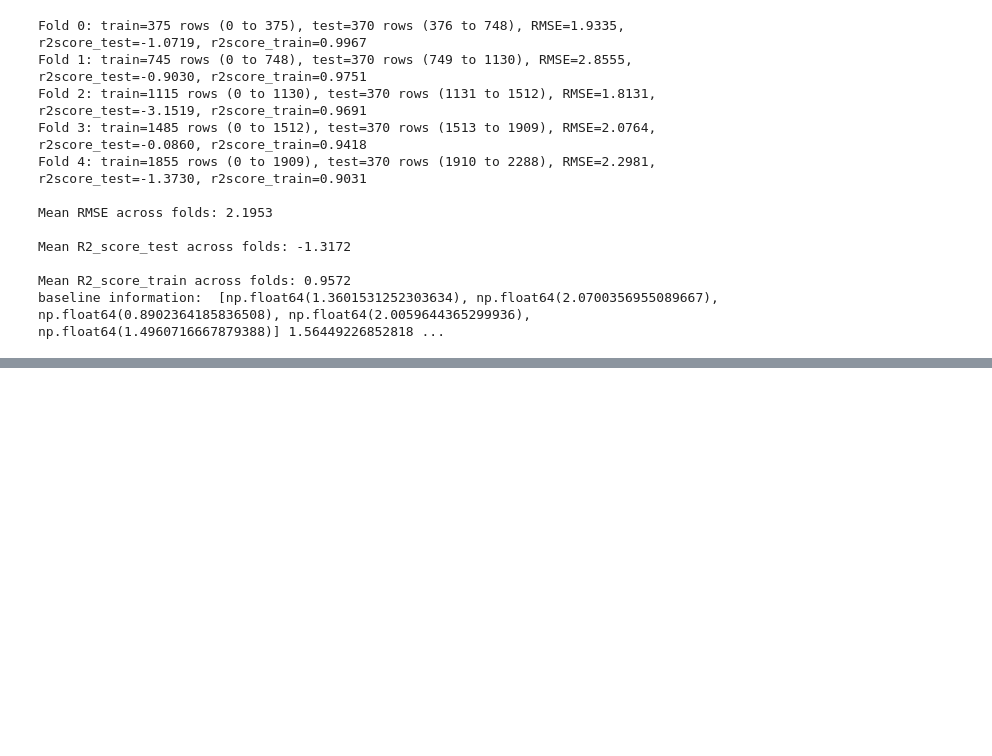
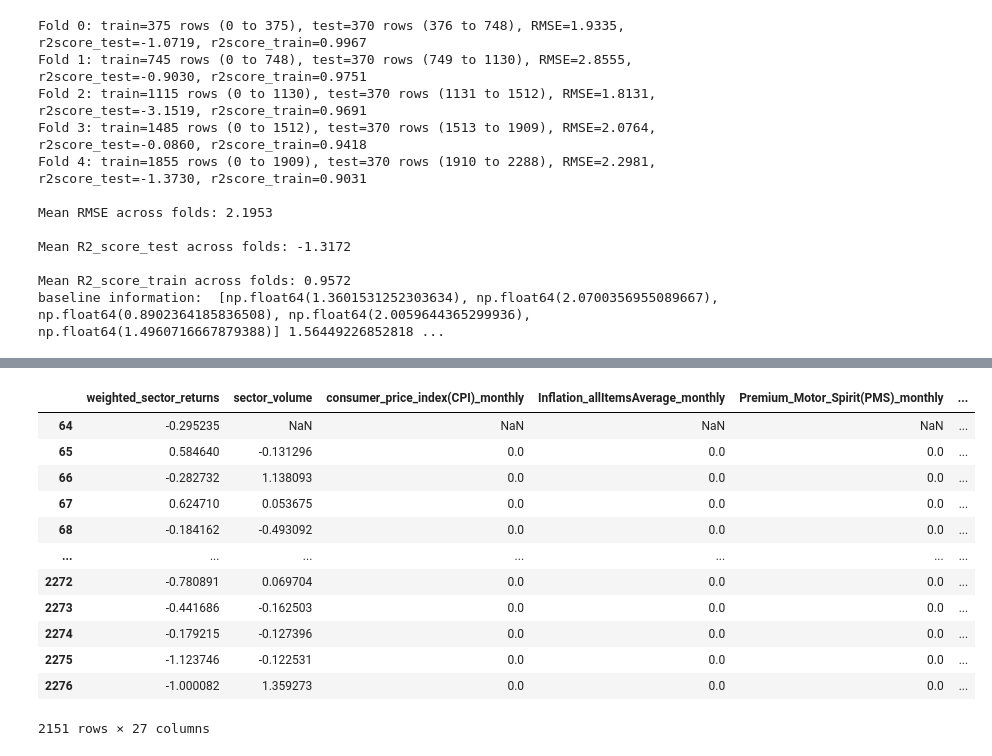
Before and after one commit to Udeani4/SectorLevel_StockPerformance_Predictoion, a Jupyter notebook: stock_sector_training.ipynb, the cells around one changed output, grey strips where cells are left out. Drawn from its saved outputs; the diff is of its cells as text; code cells hidden in the pictures; blank space fills up the shorter version.

```diff
--- a/stock_sector_training.ipynb
+++ b/stock_sector_training.ipynb
@@ -1369,0 +1488,2 @@ baseline information:  [np.float64(1.3601531252303634), np.float64(2.07003569550
+# %%
+fin_req_feat=finance_sector_ME_df2[X_y_finance_features]
@@ -1369,0 +1510,19 @@ baseline information:  [np.float64(1.3601531252303634), np.float64(2.07003569550
+# %%
+## perform percentage increase
+fin_req_feat[X_y_finance_features[1:]]=fin_req_feat[X_y_finance_features[1:]].pct_change()
+# %%
+fin_req_feat
+# %% [output]
+|  | weighted_sector_returns | sector_volume | consumer_price_index(CPI)_monthly | Inflation_allItemsAverage_monthly | Premium_Motor_Spirit(PMS)_monthly | ... |
+| 64 | -0.295235 | NaN | NaN | NaN | NaN | ... |
+| 65 | 0.584640 | -0.131296 | 0.0 | 0.0 | 0.0 | ... |
+| 66 | -0.282732 | 1.138093 | 0.0 | 0.0 | 0.0 | ... |
+| 67 | 0.624710 | 0.053675 | 0.0 | 0.0 | 0.0 | ... |
+| 68 | -0.184162 | -0.493092 | 0.0 | 0.0 | 0.0 | ... |
+| ... | ... | ... | ... | ... | ... | ... |
+| 2272 | -0.780891 | 0.069704 | 0.0 | 0.0 | 0.0 | ... |
+| 2273 | -0.441686 | -0.162503 | 0.0 | 0.0 | 0.0 | ... |
+| 2274 | -0.179215 | -0.127396 | 0.0 | 0.0 | 0.0 | ... |
+| 2275 | -1.123746 | -0.122531 | 0.0 | 0.0 | 0.0 | ... |
+| 2276 | -1.000082 | 1.359273 | 0.0 | 0.0 | 0.0 | ... |
+2151 rows × 27 columns
```
Also changed, not shown: parts of 17 cells of this notebook.
